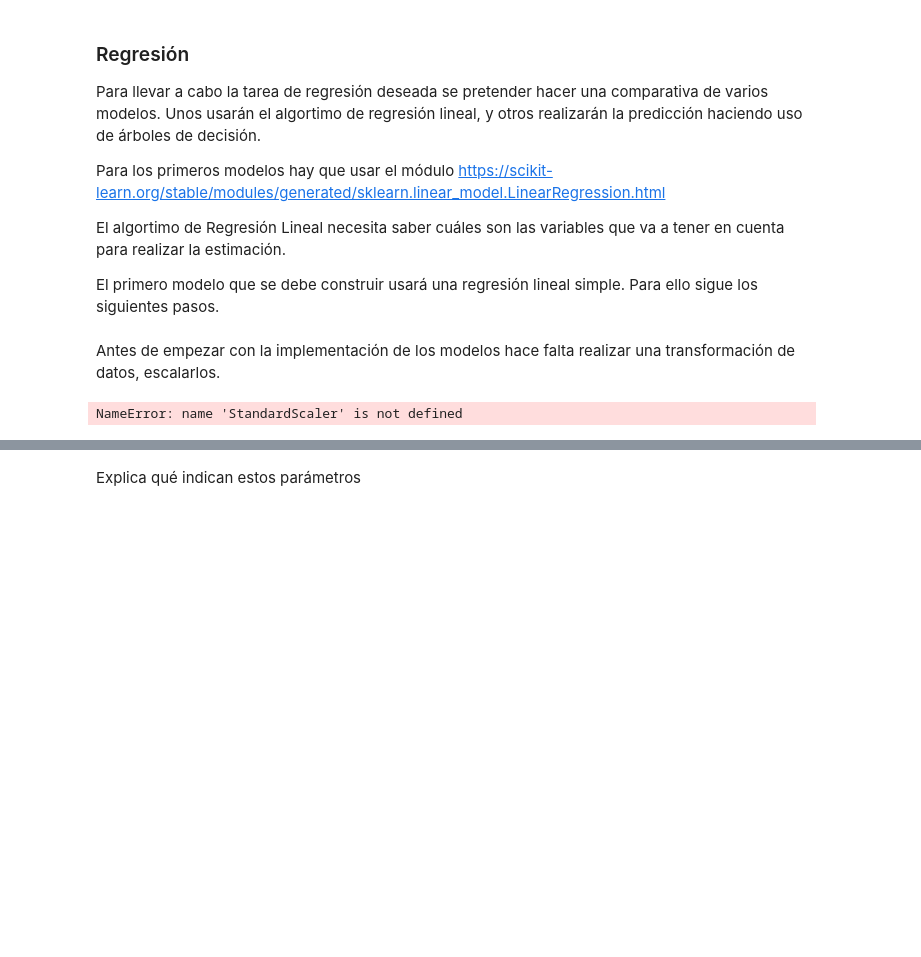
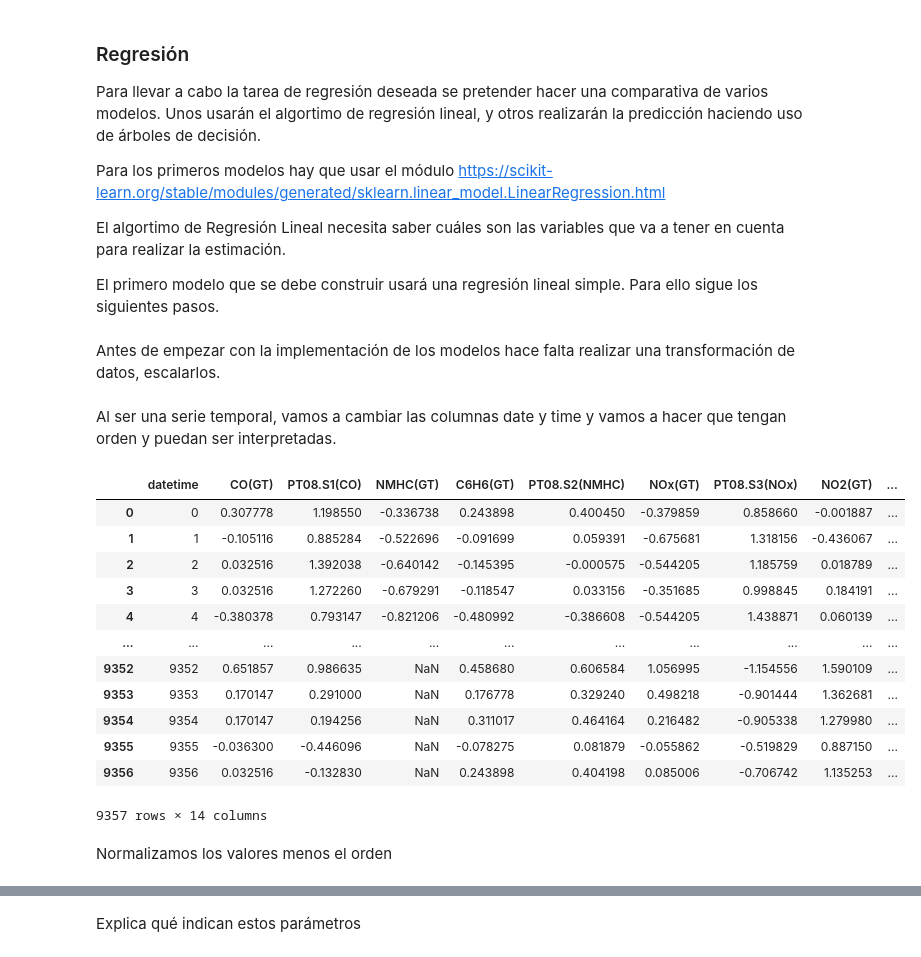
Before and after one commit to cabamarcos/AirQualityPrediction, a Jupyter notebook: Laboratorio_Actividad_1.ipynb, the cells around one changed output, grey strips where cells are left out. Cells and saved outputs as stored; diff of their text form; code cells hidden in the pictures; blank space fills up the shorter version.

```diff
--- a/Laboratorio_Actividad_1.ipynb
+++ b/Laboratorio_Actividad_1.ipynb
@@ -412,3 +438,21 @@ El algortimo de Regresión Lineal necesita saber cuáles son las variables que v
 El primero modelo que se debe construir usará una regresión lineal simple. Para ello sigue los siguientes pasos.
 # %% [markdown]
 Antes de empezar con la implementación de los modelos hace falta realizar una transformación de datos, escalarlos.
+# %% [markdown]
+Al ser una serie temporal, vamos a cambiar las columnas date y time y vamos a hacer que tengan orden y puedan ser interpretadas.
+# %%
+df
+# %% [output]
+|  | datetime | CO(GT) | PT08.S1(CO) | NMHC(GT) | C6H6(GT) | PT08.S2(NMHC) | NOx(GT) | PT08.S3(NOx) | NO2(GT) | ... |
+| 0 | 0 | 0.307778 | 1.198550 | -0.336738 | 0.243898 | 0.400450 | -0.379859 | 0.858660 | -0.001887 | ... |
+| 1 | 1 | -0.105116 | 0.885284 | -0.522696 | -0.091699 | 0.059391 | -0.675681 | 1.318156 | -0.436067 | ... |
+| 2 | 2 | 0.032516 | 1.392038 | -0.640142 | -0.145395 | -0.000575 | -0.544205 | 1.185759 | 0.018789 | ... |
+| 3 | 3 | 0.032516 | 1.272260 | -0.679291 | -0.118547 | 0.033156 | -0.351685 | 0.998845 | 0.184191 | ... |
+| 4 | 4 | -0.380378 | 0.793147 | -0.821206 | -0.480992 | -0.386608 | -0.544205 | 1.438871 | 0.060139 | ... |
+| ... | ... | ... | ... | ... | ... | ... | ... | ... | ... | ... |
+| 9352 | 9352 | 0.651857 | 0.986635 | NaN | 0.458680 | 0.606584 | 1.056995 | -1.154556 | 1.590109 | ... |
+| 9353 | 9353 | 0.170147 | 0.291000 | NaN | 0.176778 | 0.329240 | 0.498218 | -0.901444 | 1.362681 | ... |
+| 9354 | 9354 | 0.170147 | 0.194256 | NaN | 0.311017 | 0.464164 | 0.216482 | -0.905338 | 1.279980 | ... |
+| 9355 | 9355 | -0.036300 | -0.446096 | NaN | -0.078275 | 0.081879 | -0.055862 | -0.519829 | 0.887150 | ... |
+| 9356 | 9356 | 0.032516 | -0.132830 | NaN | 0.243898 | 0.404198 | 0.085006 | -0.706742 | 1.135253 | ... |
+9357 rows × 14 columns
@@ -415,11 +470,14 @@ Antes de empezar con la implementación de los modelos hace falta realizar una t
+# %% [markdown]
+Normalizamos los valores menos el orden
 # %%
-from sklearn.preprocessing import MinMaxScaler
+from sklearn.preprocessing import StandardScaler
 from pandas import DataFrame
 
+columns_to_normalize = ['CO(GT)', 'PT08.S1(CO)', 'NMHC(GT)', 'C6H6(GT)',
+                        'PT08.S2(NMHC)', 'NOx(GT)', 'PT08.S3(NOx)',
+                        'NO2(GT)', 'PT08.S4(NO2)', 'PT08.S5(O3)',
+                        'T', 'RH', 'AH']
 
 scaler = StandardScaler()
 
-X_train = DataFrame(scaler.fit_transform(X_train))
-X_test = DataFrame(scaler.fit_transform(X_test))
+df[columns_to_normalize] = scaler.fit_transform(df[columns_to_normalize])
-# %% [output]
-NameError: name 'StandardScaler' is not defined
```
Also changed, not shown: parts of 20 cells of this notebook, 1 other file.
